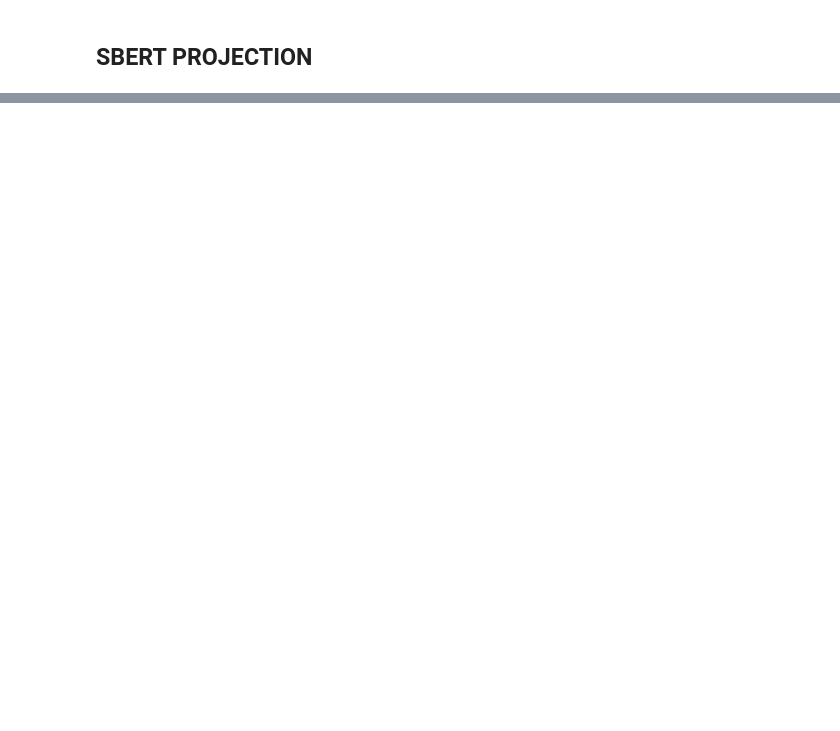
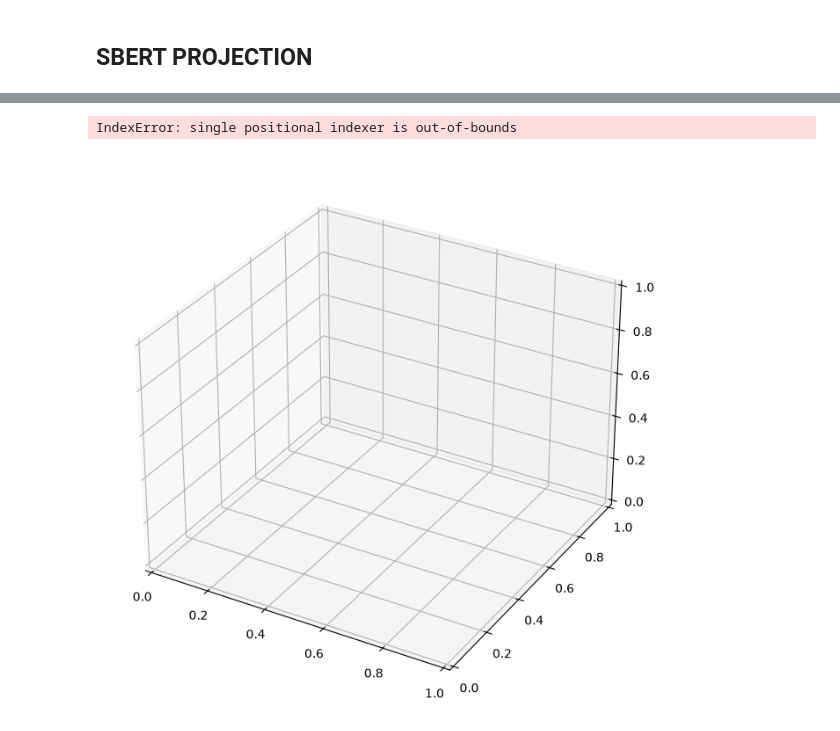
Before and after one commit to Vincc/multi-turn-persona-drift, a Jupyter notebook: persona_drift/analysis.ipynb, the cells around one changed output, grey strips where cells are left out. Saved outputs shown, nothing was run; the diff lists cells and outputs as text; code cells hidden in the pictures; blank space fills up the shorter version.

```diff
--- a/persona_drift/analysis.ipynb
+++ b/persona_drift/analysis.ipynb
@@ -127,0 +226,41 @@ print(f"wrote records_sbert.jsonl + sbert_centered_embeddings.npy to {RUN_DIR}")
+# %%
+from mpl_toolkits.mplot3d import Axes3D  # noqa: F401 (registers the 3d projection)
+
+MODEL = "qwen"      # or "gemma"
+ROUND_ID = "0"     # round_id is stored as a string in df
+
+sub = df[(df["model"] == MODEL) & (df["round_id"] == str(ROUND_ID))]
+
+STANCE = {"agent_a": "support", "agent_b": "oppose"}
+COLOR  = {"agent_a": "tab:blue", "agent_b": "tab:orange"}
+CMAP   = {"agent_a": "Blues", "agent_b": "Oranges"}
+
+fig = plt.figure(figsize=(8, 8))
+ax = fig.add_subplot(111, projection="3d")
+
+for speaker, grp in sub.groupby("speaker"):
+    grp = grp.sort_values("turn")
+    x, y, z = grp["sbert_pc1"].values, grp["sbert_pc2"].values, grp["sbert_pc3"].values
+    c = COLOR[speaker]
+
+    ax.plot(x, y, z, color=c, alpha=0.6, lw=1.5,
+            label=f"{speaker} ({STANCE[speaker]})", zorder=2)
+    ax.scatter(x, y, z, c=grp["turn"], cmap=CMAP[speaker],
+               vmin=-2, vmax=grp["turn"].max() + 1,
+               s=60, edgecolors=c, linewidths=0.8, zorder=3)
+    ax.scatter(x[0], y[0], z[0], marker="o", s=180, facecolors="none",
+               edgecolors=c, linewidths=2, zorder=4)
+    ax.scatter(x[-1], y[-1], z[-1], marker="*", s=320, color=c,
+               edgecolors="k", linewidths=0.5, zorder=4)
+
+topic = sub["topic"].iloc[0]
+ax.set_title(f"{MODEL} — Round {ROUND_ID}: {topic[:70]}", fontsize=10)
+ax.set_xlabel("SBERT PC1")
+ax.set_ylabel("SBERT PC2")
+ax.set_zlabel("SBERT PC3")
+ax.legend(fontsize=9, loc="best")
+plt.tight_layout()
+plt.show()
+# %% [output]
+IndexError: single positional indexer is out-of-bounds
+[figure, added]
```
Also changed, not shown: parts of 8 cells of this notebook, 5 other files.
